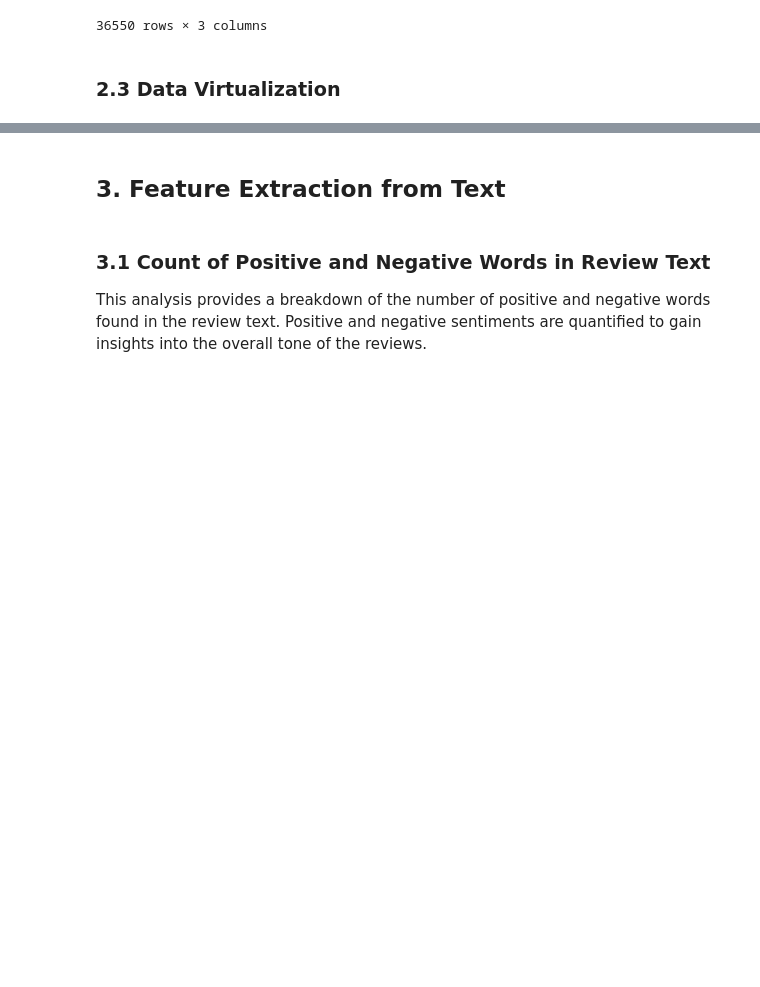
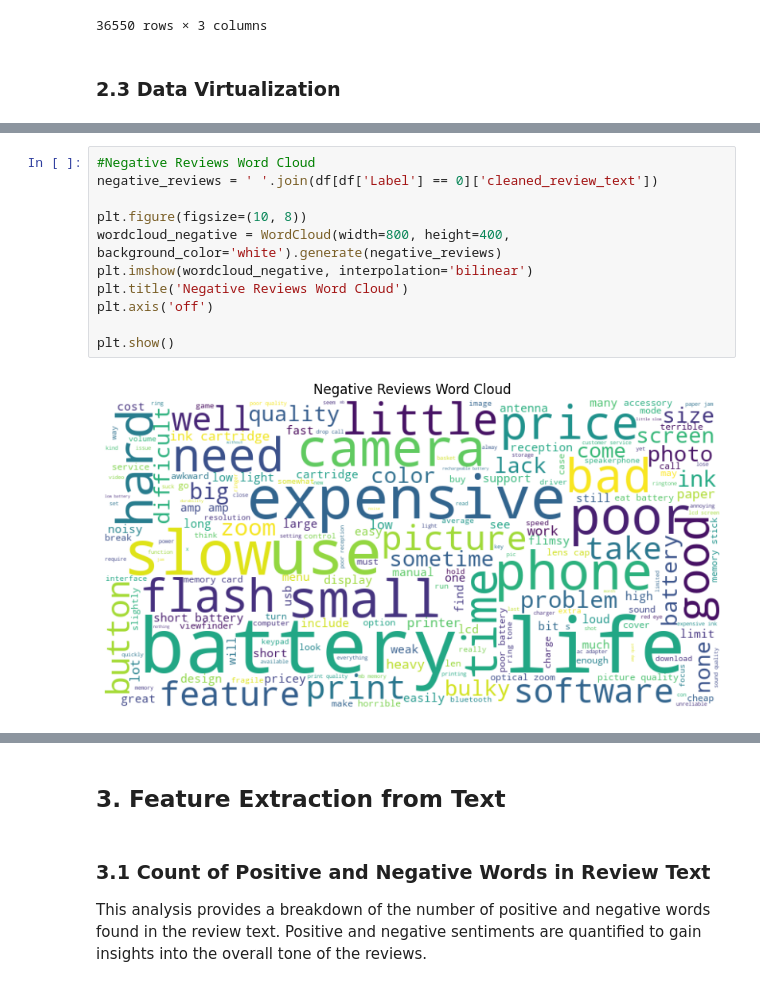
Before and after one commit to kimhonggithub/Mini-Project-2-Text-Classification, a Jupyter notebook: text_classification.ipynb, the cells around one changed output, grey strips where cells are left out. Cells and saved outputs as stored; diff of their text form; blank space fills up the shorter version.

```diff
--- a/text_classification.ipynb
+++ b/text_classification.ipynb
@@ -230,0 +247,13 @@ df
+# %%
+#Negative Reviews Word Cloud
+negative_reviews = ' '.join(df[df['Label'] == 0]['cleaned_review_text'])
+
+plt.figure(figsize=(10, 8))
+wordcloud_negative = WordCloud(width=800, height=400, background_color='white').generate(negative_reviews)
+plt.imshow(wordcloud_negative, interpolation='bilinear')
+plt.title('Negative Reviews Word Cloud')
+plt.axis('off')
+
+plt.show()
+# %% [output]
+[figure, added]
```
Also changed, not shown: parts of 10 cells of this notebook.
